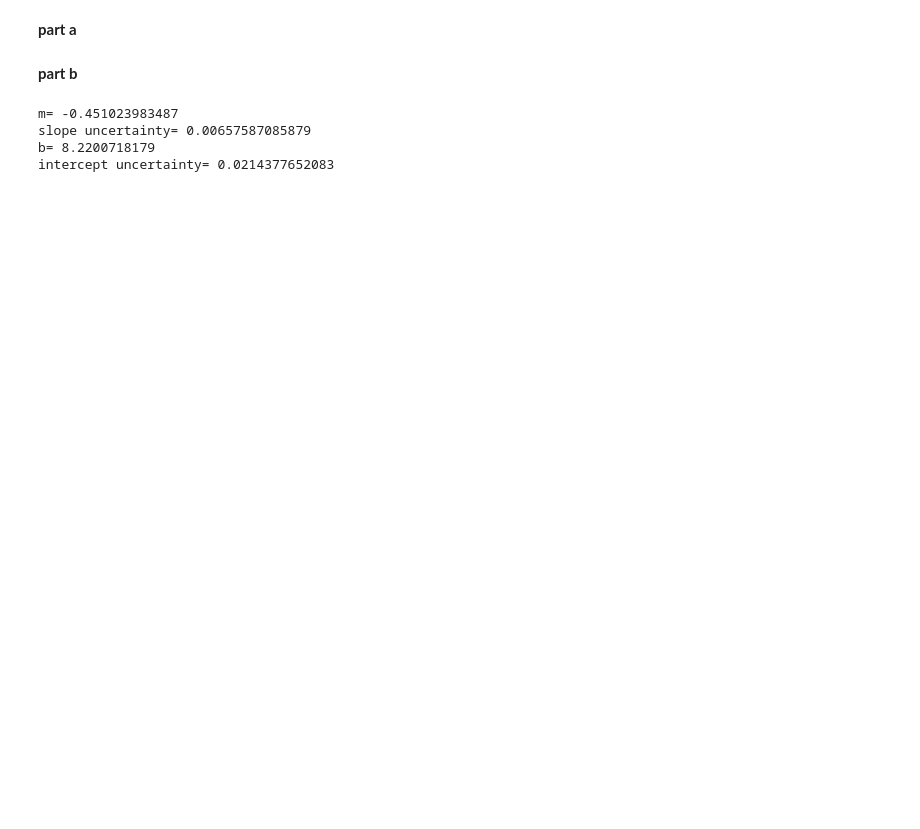
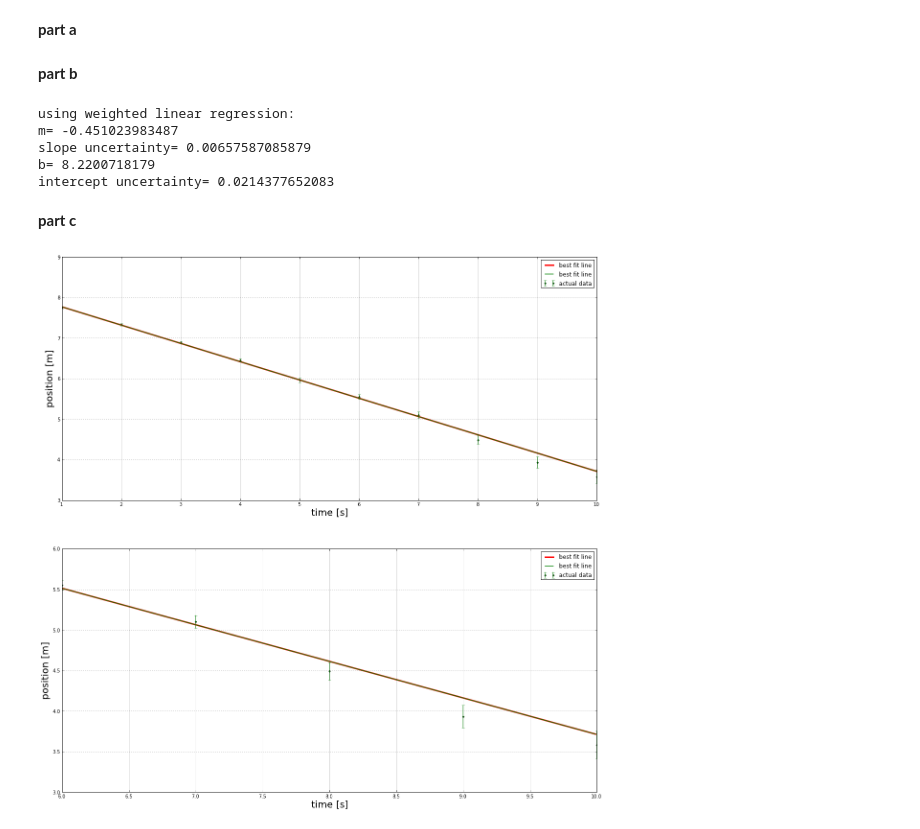
Before and after one commit to kbouch/PHYS202-S13, a Jupyter notebook: Week9/ThursdayExercises.ipynb, the cells around one changed output. Saved outputs shown, nothing was run; the diff lists cells and outputs as text; code cells hidden in the pictures; blank space fills up the shorter version.

```diff
--- a/Week9/ThursdayExercises.ipynb
+++ b/Week9/ThursdayExercises.ipynb
@@ -202,14 +204,69 @@ __part b__
 f = open('linearData.cvs','r')
 x,y,yerr = np.loadtxt(f,delimiter=',',usecols=[0,1,2],unpack=True)
 
-m,b,m_unc,b_unc = weighted_linear_least_squares(x,y,yerr)
+m_w, b_w, m_unc_w, b_unc_w = weighted_linear_least_squares(x,y,yerr)
 
+print 'using weighted linear regression:'
 print 'm=',m
 print 'slope uncertainty=',m_unc
 print 'b=',b
 print 'intercept uncertainty=',b_unc
 # %% [output]
+using weighted linear regression:
 m= -0.451023983487
 slope uncertainty= 0.00657587085879
 b= 8.2200718179
 intercept uncertainty= 0.0214377652083
+# %% [markdown]
+__part c__
+# %%
+x_dom = np.arange(1,10.,0.01)
+
+y_bestfit = m*x_dom + b
+
+y_bestfit_w = m_w*x_dom + b_w
+
+
+fig = gcf()
+fig = figure(figsize=(20.,20.))
+ax1 = fig.add_subplot(2,1,1)
+
+ax1.errorbar(x,y,yerr,color = 'g',linestyle='',marker='.',markersize=6.,label='actual data')
+
+ax1.plot(x_dom,y_bestfit,color='red',linewidth=3,linestyle='-',label='best fit line')
+#linelabel= 'y = %.4f x + %.4f' % (m,b)
+ax1.plot(x_dom,y_bestfit_w,color='g',linewidth=1.5,linestyle='-',label='best fit line')
+
+
+legend(loc=1)
+xlabel('time [s]',fontsize=20.)
+ylabel('position [m]',fontsize=20.)
+
+xlim(1,10)
+ylim(3,9)
+
+grid()
+
+
+
+ax2 = fig.add_subplot(2,1,2)
+
+ax2.errorbar(x,y,yerr,color = 'g',linestyle='',marker='.',markersize=6.,label='actual data')
+
+ax2.plot(x_dom,y_bestfit,color='red',linewidth=3,linestyle='-',label='best fit line')
+#linelabel= 'y = %.4f x + %.4f' % (m,b)
+ax2.plot(x_dom,y_bestfit_w,color='g',linewidth=1.5,linestyle='-',label='best fit line')
+
+
+legend(loc=1)
+xlabel('time [s]',fontsize=20.)
+ylabel('position [m]',fontsize=20.)
+
+xlim(6,10)
+ylim(3,6)
+
+grid()
+
+show()
+# %% [output]
+[figure, added]
```
Also changed, not shown: parts of 2 cells of this notebook.
